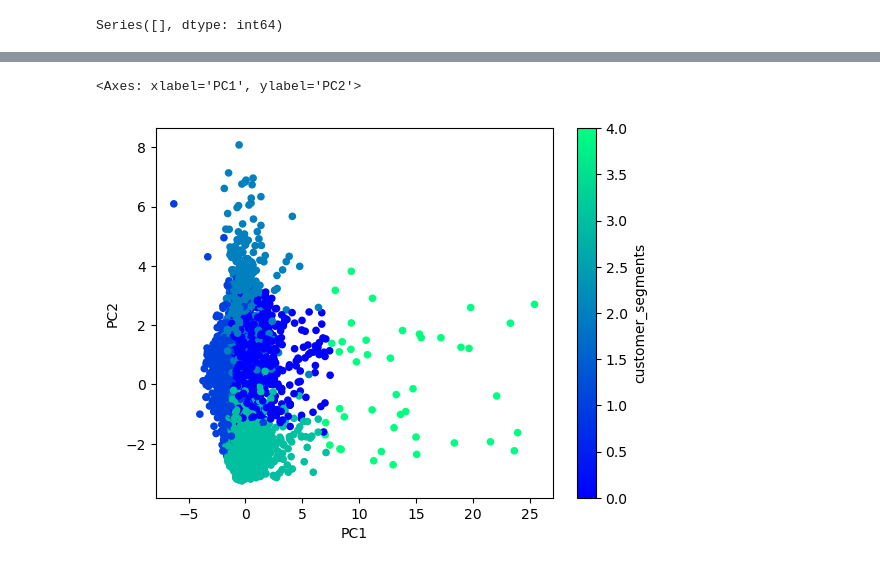
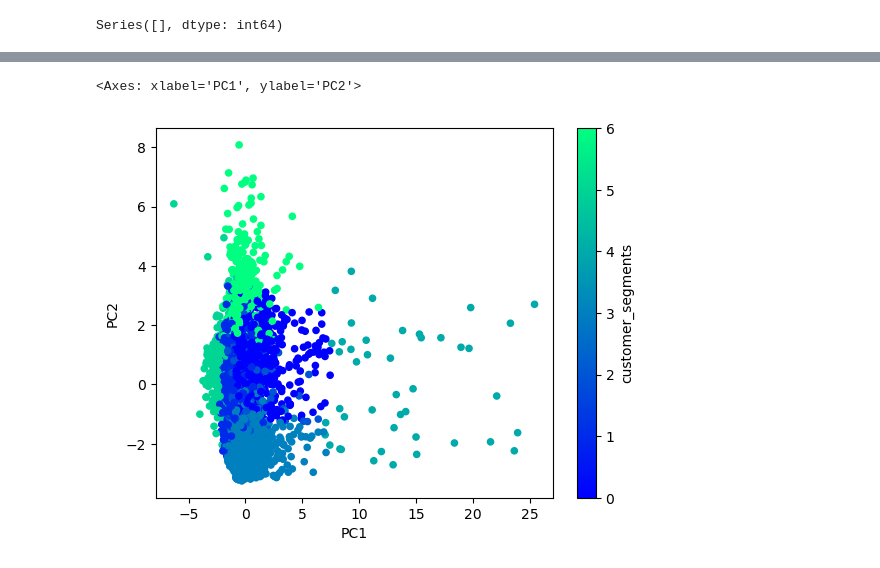
Before and after one commit to mmccanse/L3, a Jupyter notebook: data_analysis_jzd.ipynb, the cells around one changed output, grey strips where cells are left out. Cells and saved outputs as stored; diff of their text form; code cells hidden in the pictures.

Commit message:
Commiting additional information for pca and kmeans

```diff
--- a/data_analysis_jzd.ipynb
+++ b/data_analysis_jzd.ipynb
@@ -410,3 +429,6 @@ denver_pca_no_null = denver_pca_df.dropna()
+# %%
+# darn null values just don't work with unsupervised learning deleting them
+denver_pca_no_null = df_pca_result.dropna()
 # %%
 # Check for missing values
 missing_values = denver_pca_no_null.isnull().sum()
@@ -456,0 +490,15 @@ df_elbow.plot.line(
+# %%
+# Define the model Kmeans model... which sucks because it could be 8 or 10 or 15 or 18
+model = KMeans(n_clusters=8, n_init='auto', random_state=0)
+
+# Fit the model
+model.fit(denver_pca_no_null)
+
+# Make predictions
+k_8 = model.predict(denver_pca_no_null)
+
+# Create a copy of the customers_pca_df DataFrame
+denver_pca_predictions_df_8 = denver_pca_no_null.copy()
+
+# Add a class column with the labels
+denver_pca_predictions_df_8["customer_segments"] = k_8
@@ -457,27 +515,28 @@ df_elbow.plot.line(
 # %%
 # Define the model Kmeans model... which sucks because it could be 5 or 7 or 9
-model = KMeans(n_clusters=5, n_init='auto', random_state=0)
+model = KMeans(n_clusters=7, n_init='auto', random_state=0)
 
 # Fit the model
 model.fit(denver_pca_no_null)
 
 # Make predictions
-k_5 = model.predict(denver_pca_no_null)
+k_7 = model.predict(denver_pca_no_null)
 
 # Create a copy of the customers_pca_df DataFrame
-denver_pca_predictions_df = denver_pca_no_null.copy()
+denver_pca_predictions_df_7 = denver_pca_no_null.copy()
 
 # Add a class column with the labels
-denver_pca_predictions_df["customer_segments"] = k_5
+denver_pca_predictions_df_7["customer_segments"] = k_7
 # %%
-# Plot the clusters
-denver_pca_predictions_df.plot.scatter(
+denver_pca_predictions_df_7.plot.scatter(
     x="PC1",
     y="PC2",
     c="customer_segments",
     colormap='winter')
+
+# note I don't like this one
 # %% [output]
 <Axes: xlabel='PC1', ylabel='PC2'>
-[figure, old version]
+[figure, new version]
 # %%
 # Plot the clusters using price and if it is available 30 days out - I should probably work on this more
```
Also changed, not shown: parts of 13 cells of this notebook.
